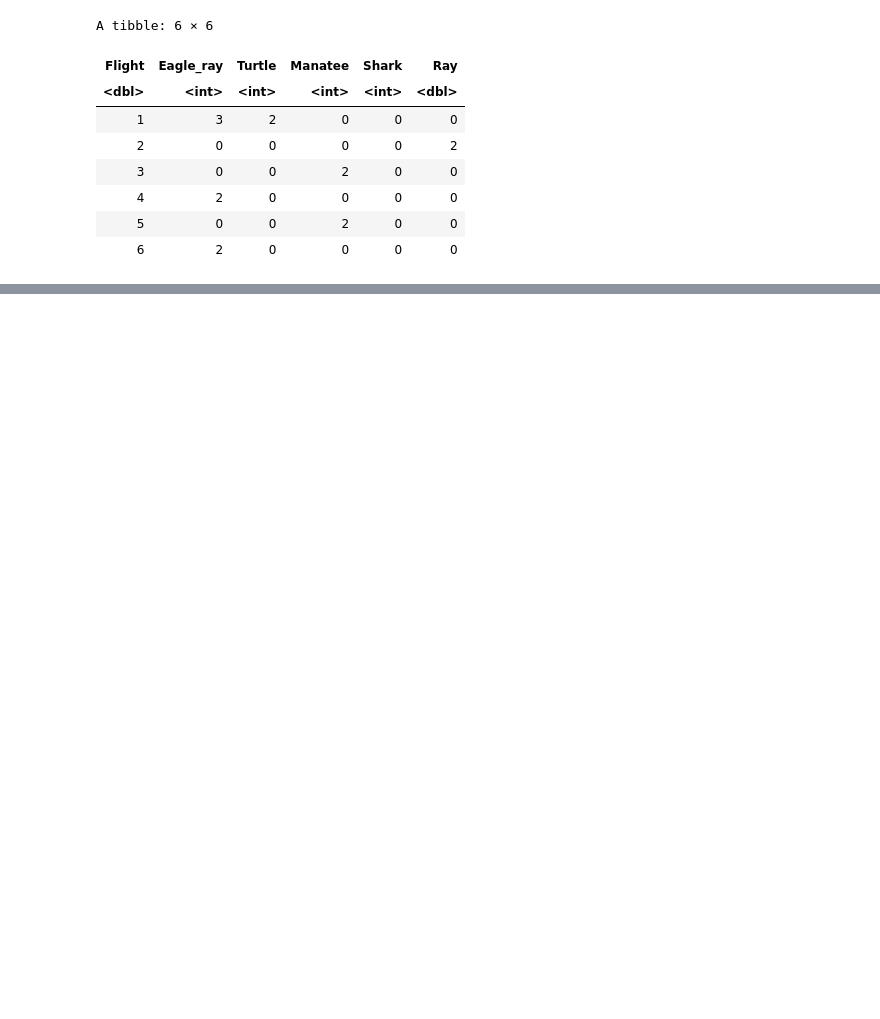
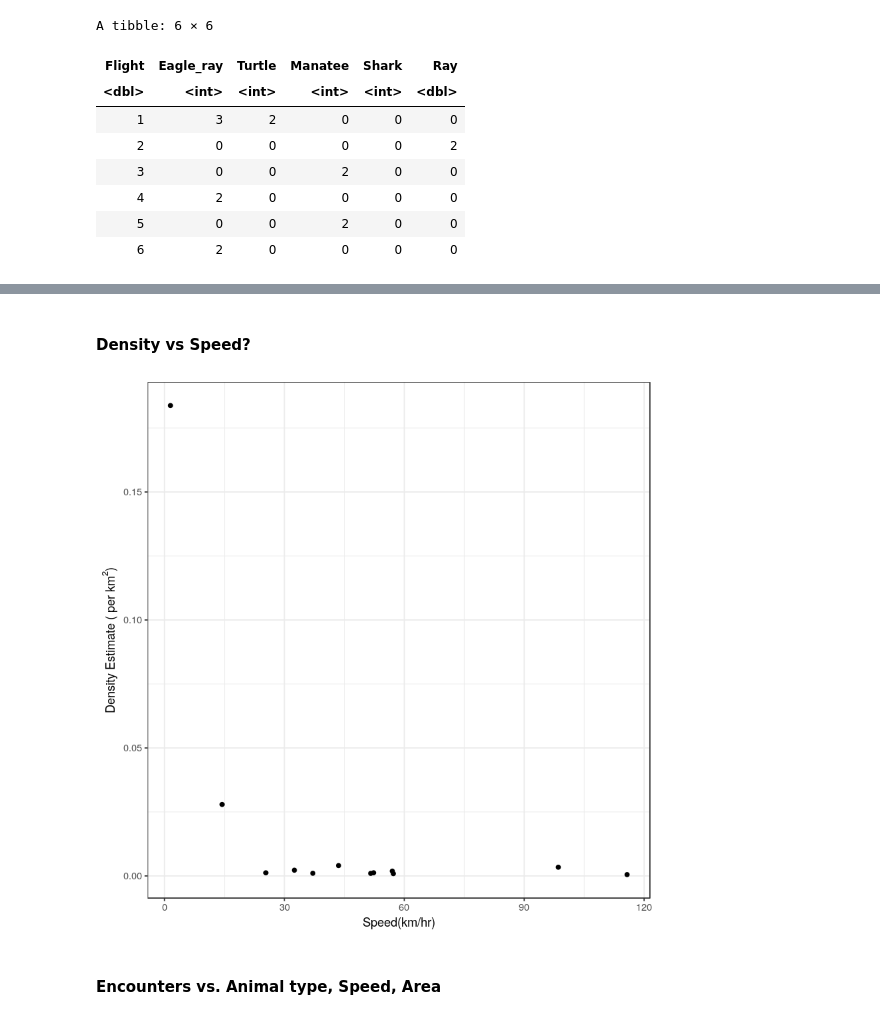
Before and after one commit to EvalImperialforces/CMEE_Thesis, a Jupyter notebook: Code/RealData_Analysis.ipynb, the cells around one changed output, grey strips where cells are left out. Cells and saved outputs as stored; diff of their text form; code cells hidden in the pictures; blank space fills up the shorter version.

```diff
--- a/Code/RealData_Analysis.ipynb
+++ b/Code/RealData_Analysis.ipynb
@@ -225,0 +680,16 @@ bar.plot_bel
+# %% [markdown]
+#### Density vs Speed?
+# %%
+ggplot(data = tc_no8, aes(x = tc_no8$`Average_Speed_(km/h)`, y = tc_no8$Density_Estimate_km2)) +
+  geom_point() +
+  xlab(
+    "Speed(km/hr)") +
+  ylab(expression(paste(
+    "Density Estimate ( per ",
+    km^2,
+    ")", sep=""))) +
+  theme_bw()
+# %% [output]
+[figure, added]
+# %% [markdown]
+#### Encounters vs. Animal type, Speed, Area
```
Also changed, not shown: parts of 23 cells of this notebook, 5 other files.
